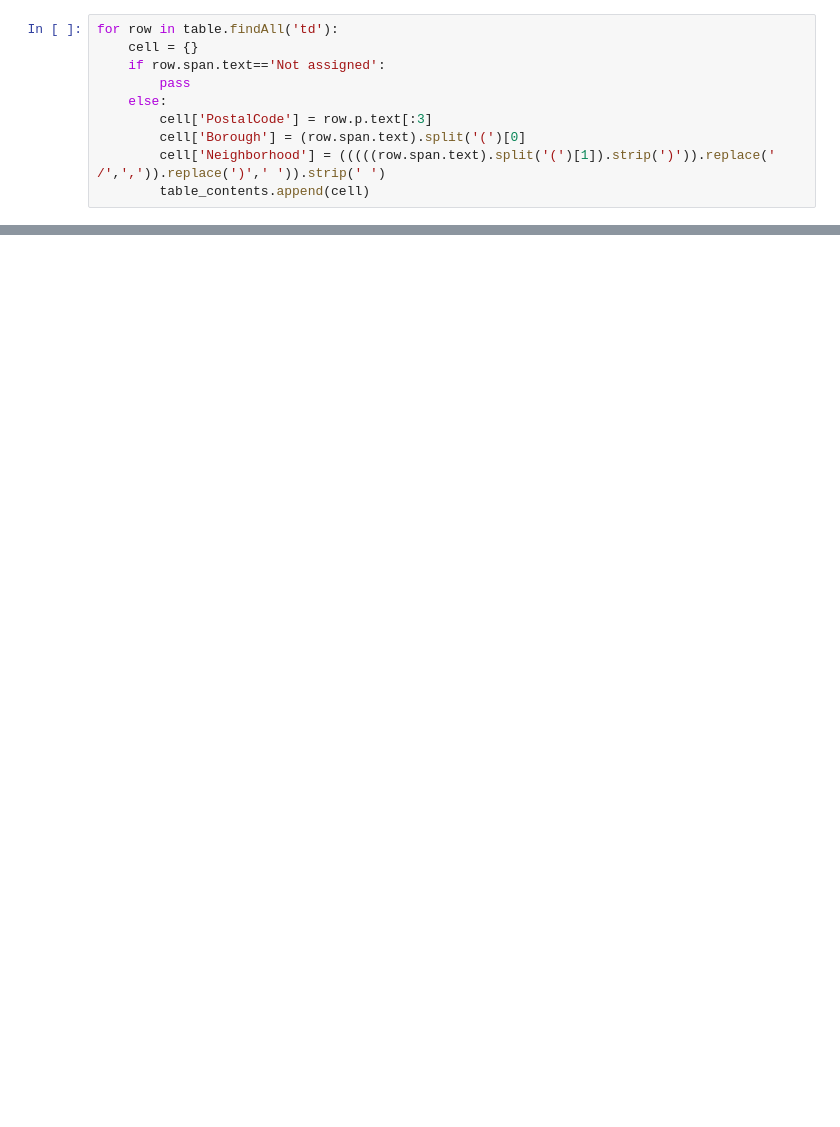
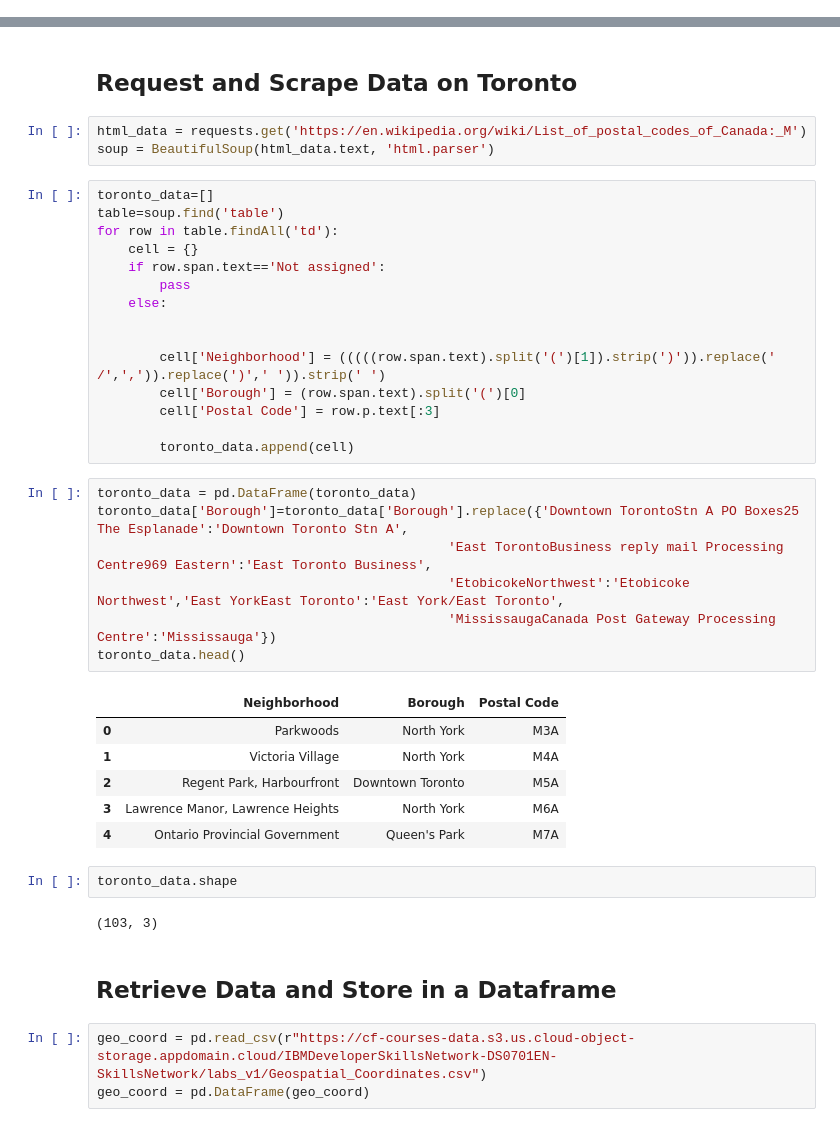
Before and after one commit to Shreyansh0597/coursera_capstone_project, a Jupyter notebook: Clustering neighbourhoods in Toronto.ipynb, the cells around one changed output, grey strips where cells are left out. Drawn from its saved outputs; the diff is of its cells as text; blank space fills up the shorter version.

```diff
--- a/Clustering neighbourhoods in Toronto.ipynb
+++ b/Clustering neighbourhoods in Toronto.ipynb
@@ -31,10 +0,0 @@ neighborhood = 0
-# %%
-for row in table.findAll('td'):
-    cell = {}
-    if row.span.text=='Not assigned':
-        pass
-    else:
-        cell['PostalCode'] = row.p.text[:3]
-        cell['Borough'] = (row.span.text).split('(')[0]
-        cell['Neighborhood'] = (((((row.span.text).split('(')[1]).strip(')')).replace(' /',',')).replace(')',' ')).strip(' ')
-        table_contents.append(cell)
@@ -218,0 +52,43 @@ map_scarborough
+# %% [markdown]
+## Request and Scrape Data on Toronto
+# %%
+html_data = requests.get('https://en.wikipedia.org/wiki/List_of_postal_codes_of_Canada:_M')
+soup = BeautifulSoup(html_data.text, 'html.parser')
+# %%
+toronto_data=[]
+table=soup.find('table')
+for row in table.findAll('td'):
+    cell = {}
+    if row.span.text=='Not assigned':
+        pass
+    else:
+
+
+        cell['Neighborhood'] = (((((row.span.text).split('(')[1]).strip(')')).replace(' /',',')).replace(')',' ')).strip(' ')
+        cell['Borough'] = (row.span.text).split('(')[0]
+        cell['Postal Code'] = row.p.text[:3]
+
+        toronto_data.append(cell)
+# %%
+toronto_data = pd.DataFrame(toronto_data)
+toronto_data['Borough']=toronto_data['Borough'].replace({'Downtown TorontoStn A PO Boxes25 The Esplanade':'Downtown Toronto Stn A',
+                                             'East TorontoBusiness reply mail Processing Centre969 Eastern':'East Toronto Business',
+                                             'EtobicokeNorthwest':'Etobicoke Northwest','East YorkEast Toronto':'East York/East Toronto',
+                                             'MississaugaCanada Post Gateway Processing Centre':'Mississauga'})
+toronto_data.head()
+# %% [output]
+|  | Neighborhood | Borough | Postal Code |
+| 0 | Parkwoods | North York | M3A |
+| 1 | Victoria Village | North York | M4A |
+| 2 | Regent Park, Harbourfront | Downtown Toronto | M5A |
+| 3 | Lawrence Manor, Lawrence Heights | North York | M6A |
+| 4 | Ontario Provincial Government | Queen's Park | M7A |
+# %%
+toronto_data.shape
+# %% [output]
+(103, 3)
+# %% [markdown]
+## Retrieve Data and Store in a Dataframe
+# %%
+geo_coord = pd.read_csv(r"https://cf-courses-data.s3.us.cloud-object-storage.appdomain.cloud/IBMDeveloperSkillsNetwork-DS0701EN-SkillsNetwork/labs_v1/Geospatial_Coordinates.csv")
+geo_coord = pd.DataFrame(geo_coord)
```
Also changed, not shown: parts of 40 cells of this notebook.
